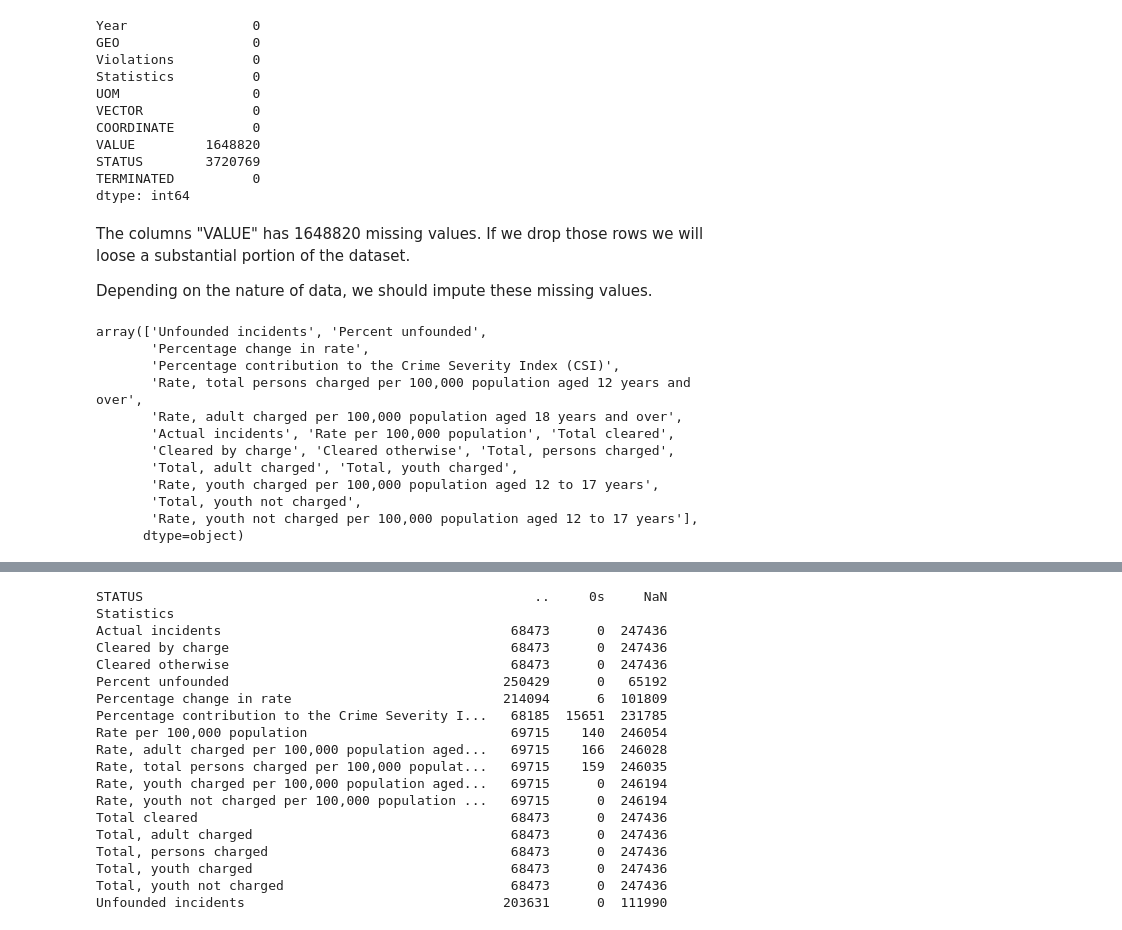
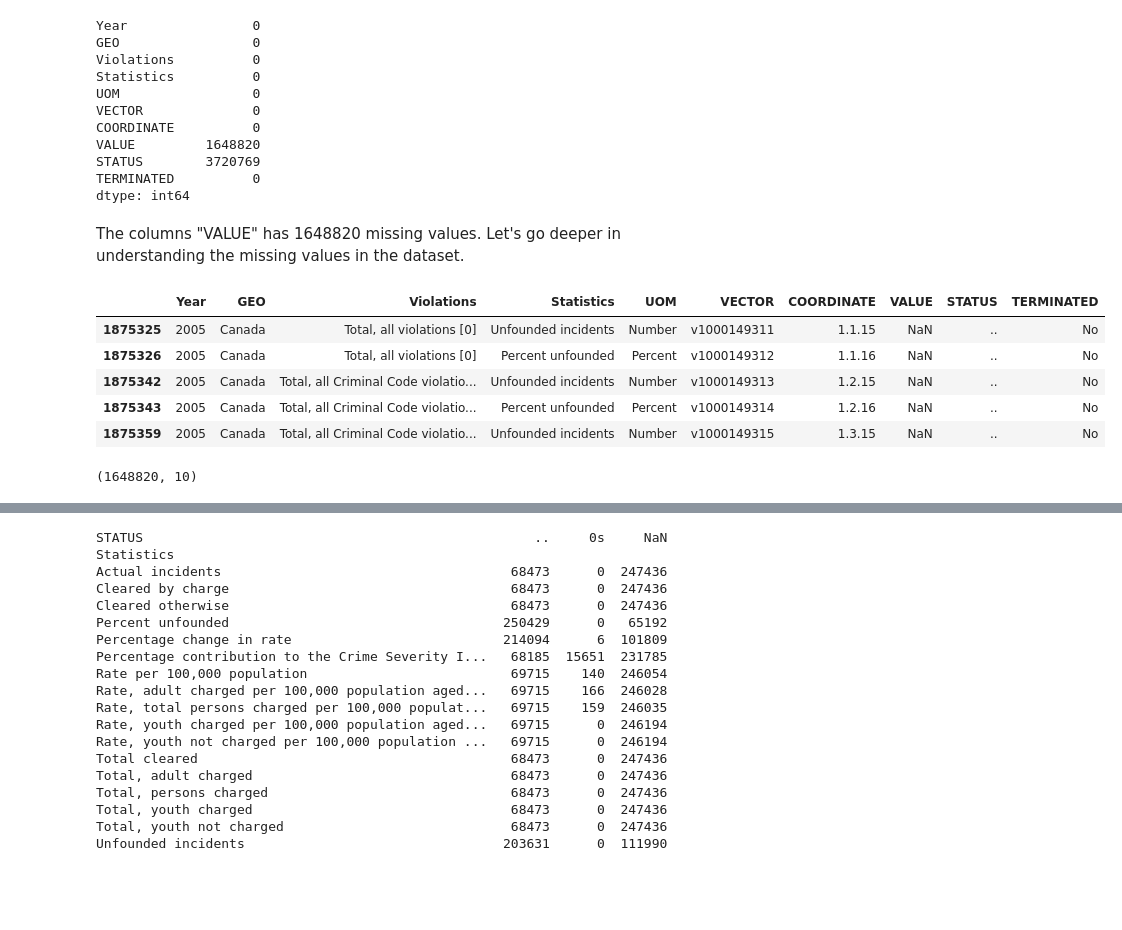
Before and after one commit to swekriti12/Crime-Statistics, a Jupyter notebook: Crime Statistics.ipynb, the cells around one changed output, grey strips where cells are left out. Drawn from its saved outputs; the diff is of its cells as text; code cells hidden in the pictures; blank space fills up the shorter version.

```diff
--- a/Crime Statistics.ipynb
+++ b/Crime Statistics.ipynb
@@ -416,26 +430,22 @@ VALUE         1648820
 STATUS        3720769
 TERMINATED          0
 dtype: int64
-# %% [markdown]
-The columns "VALUE" has 1648820 missing values. If we drop those rows we will loose a substantial portion of the dataset.
-
-Depending on the nature of data, we should impute these missing values.
-# %%
-#Filtering rows where 'VALUE' is missing
-MissingValues = Crime_Statistics[Crime_Statistics['VALUE'].isna()]
-
-#Checking the unique values in the 'Statistics' column for missing 'VALUE'
-MissingValues['Statistics'].unique()
-# %% [output]
-array(['Unfounded incidents', 'Percent unfounded',
-       'Percentage change in rate',
-       'Percentage contribution to the Crime Severity Index (CSI)',
-       'Rate, total persons charged per 100,000 population aged 12 years and over',
-       'Rate, adult charged per 100,000 population aged 18 years and over',
-       'Actual incidents', 'Rate per 100,000 population', 'Total cleared',
-       'Cleared by charge', 'Cleared otherwise', 'Total, persons charged',
-       'Total, adult charged', 'Total, youth charged',
-       'Rate, youth charged per 100,000 population aged 12 to 17 years',
-       'Total, youth not charged',
-       'Rate, youth not charged per 100,000 population aged 12 to 17 years'],
-      dtype=object)
+# %% [markdown]
+The columns "VALUE" has 1648820 missing values. Let's go deeper in understanding the missing values in the dataset.
+# %%
+#Creating a new DataFrame with rows that have missing 'VALUE'
+MissingValueDataFrame = Crime_Statistics[Crime_Statistics['VALUE'].isna()]
+
+#Displaying the first five rows of new DataFrame
+MissingValueDataFrame.head(5)
+# %% [output]
+|  | Year | GEO | Violations | Statistics | UOM | VECTOR | COORDINATE | VALUE | STATUS | TERMINATED |
+| 1875325 | 2005 | Canada | Total, all violations [0] | Unfounded incidents | Number | v1000149311 | 1.1.15 | NaN | .. | No |
+| 1875326 | 2005 | Canada | Total, all violations [0] | Percent unfounded | Percent | v1000149312 | 1.1.16 | NaN | .. | No |
+| 1875342 | 2005 | Canada | Total, all Criminal Code violatio... | Unfounded incidents | Number | v1000149313 | 1.2.15 | NaN | .. | No |
+| 1875343 | 2005 | Canada | Total, all Criminal Code violatio... | Percent unfounded | Percent | v1000149314 | 1.2.16 | NaN | .. | No |
+| 1875359 | 2005 | Canada | Total, all Criminal Code violatio... | Unfounded incidents | Number | v1000149315 | 1.3.15 | NaN | .. | No |
+# %%
+MissingValueDataFrame.shape
+# %% [output]
+(1648820, 10)
```
Also changed, not shown: parts of 46 cells of this notebook, 2 other files.
